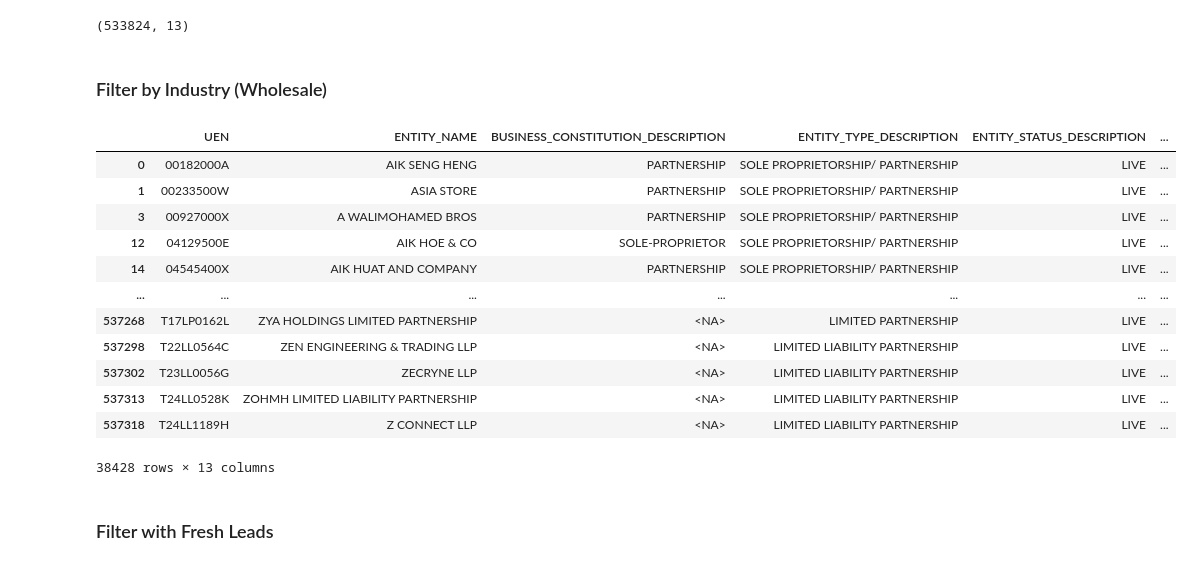
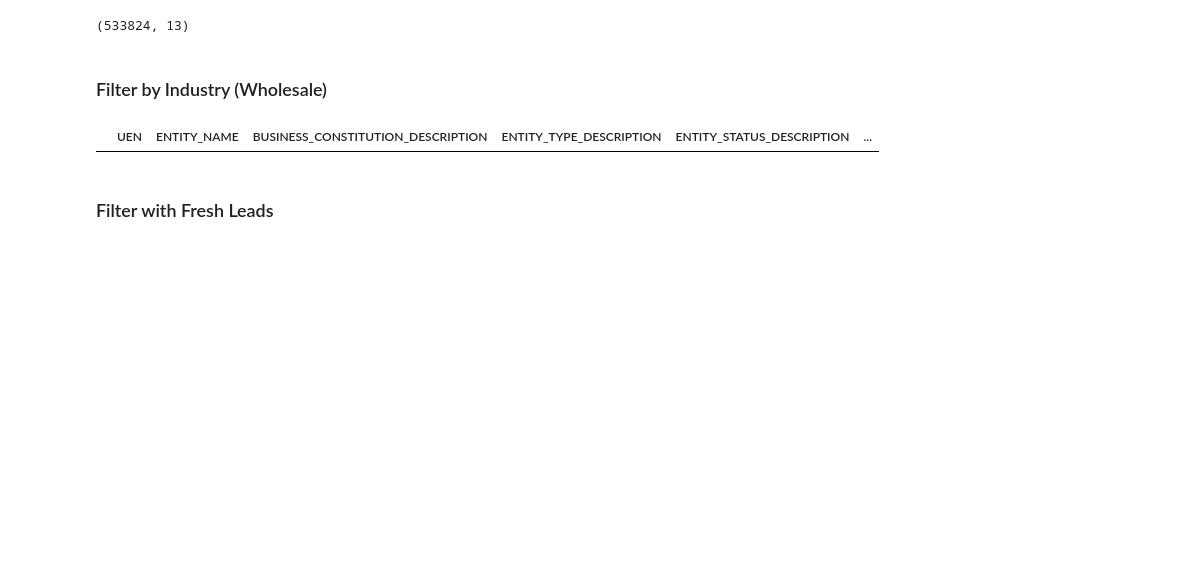
Before and after one commit to AzlieJohari57/Leads_Generation_Pipeline, a Jupyter notebook: Lead_Gen_Pipeline copy.ipynb, the cells around one changed output. Cells and saved outputs as stored; diff of their text form; code cells hidden in the pictures; blank space fills up the shorter version.

```diff
--- a/Lead_Gen_Pipeline copy.ipynb
+++ b/Lead_Gen_Pipeline copy.ipynb
@@ -319,48 +319,23 @@ acra_data_filtered.shape
 # %%
 # wholesale data
 ssic_codes = [
-    "46", "461", "4610", "46100", "462", "4621", "46211", "46212", "46213", "46219",
-    "4622", "46221", "46222", "46223", "46224", "46225", "46229", "463", "4630", "46301",
-    "46302", "46303", "46304", "46305", "46306", "46307", "46308", "46309", "464", "4641",
-    "46411", "46412", "46413", "46414", "46415", "46416", "4642", "46421", "46422", "46423",
-    "46424", "46429", "4643", "46431", "46432", "46433", "46434", "46435", "46436", "46439",
-    "4644", "46441", "46442", "46443", "46444", "46445", "46449", "4645", "46451", "46452",
-    "46453", "46459", "4646", "46461", "46462", "4647", "46471", "46472", "46473", "46474",
-    "46479", "4649", "46491", "46492", "46499", "465", "4651", "46511", "46512", "46513",
-    "46514", "4652", "46521", "46522", "46523", "4653", "46530", "4654", "46541", "46542",
-    "46543", "46544", "46549", "4655", "46551", "46552", "46559", "4656", "46561", "46562",
-    "46563", "4659", "46591", "46592", "46593", "46594", "46595", "46599", "466", "4661",
-    "46610", "4662", "46620", "4663", "46631", "46632", "46633", "46634", "46635", "46639",
-    "4664", "46641", "46642", "46643", "46649", "4665", "46651", "46659", "4666", "46661",
-    "46662", "469", "4690", "46900"
+    "8550", "856"
 ]
 
 
 acra_data_filtered_wholesale = acra_data_filtered[
     (
         (acra_data_filtered["ENTITY_STATUS_DESCRIPTION"].str.lower() == "live") |
         (acra_data_filtered["ENTITY_STATUS_DESCRIPTION"].str.lower() == "live company")
     )
     &
     (acra_data_filtered["PRIMARY_SSIC_CODE"].astype(str).isin(ssic_codes))
 ]
 
 
 acra_data_filtered_wholesale
 # %% [output]
 |  | UEN | ENTITY_NAME | BUSINESS_CONSTITUTION_DESCRIPTION | ENTITY_TYPE_DESCRIPTION | ENTITY_STATUS_DESCRIPTION | ... |
-| 0 | 00182000A | AIK SENG HENG | PARTNERSHIP | SOLE PROPRIETORSHIP/ PARTNERSHIP | LIVE | ... |
-| 1 | 00233500W | ASIA STORE | PARTNERSHIP | SOLE PROPRIETORSHIP/ PARTNERSHIP | LIVE | ... |
-| 3 | 00927000X | A WALIMOHAMED BROS | PARTNERSHIP | SOLE PROPRIETORSHIP/ PARTNERSHIP | LIVE | ... |
-| 12 | 04129500E | AIK HOE & CO | SOLE-PROPRIETOR | SOLE PROPRIETORSHIP/ PARTNERSHIP | LIVE | ... |
-| 14 | 04545400X | AIK HUAT AND COMPANY | PARTNERSHIP | SOLE PROPRIETORSHIP/ PARTNERSHIP | LIVE | ... |
-| ... | ... | ... | ... | ... | ... | ... |
-| 537268 | T17LP0162L | ZYA HOLDINGS LIMITED PARTNERSHIP | <NA> | LIMITED PARTNERSHIP | LIVE | ... |
-| 537298 | T22LL0564C | ZEN ENGINEERING & TRADING LLP | <NA> | LIMITED LIABILITY PARTNERSHIP | LIVE | ... |
-| 537302 | T23LL0056G | ZECRYNE LLP | <NA> | LIMITED LIABILITY PARTNERSHIP | LIVE | ... |
-| 537313 | T24LL0528K | ZOHMH LIMITED LIABILITY PARTNERSHIP | <NA> | LIMITED LIABILITY PARTNERSHIP | LIVE | ... |
-| 537318 | T24LL1189H | Z CONNECT LLP | <NA> | LIMITED LIABILITY PARTNERSHIP | LIVE | ... |
-38428 rows × 13 columns
 # %%
 # recordowl_results = pd.read_excel("Fresh_Leads.xlsx")
 # is_unique = recordowl_results['UEN'].is_unique
```
Also changed, not shown: parts of 4 cells of this notebook, 7 other files.
